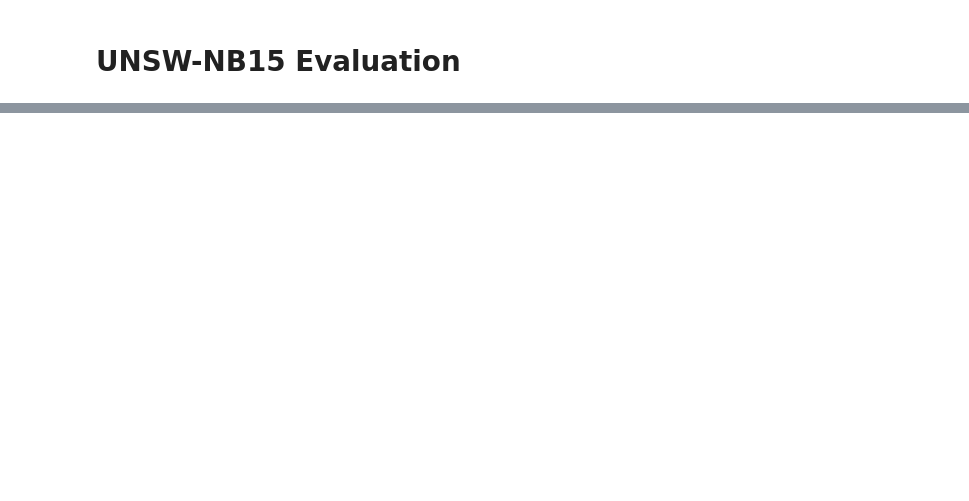
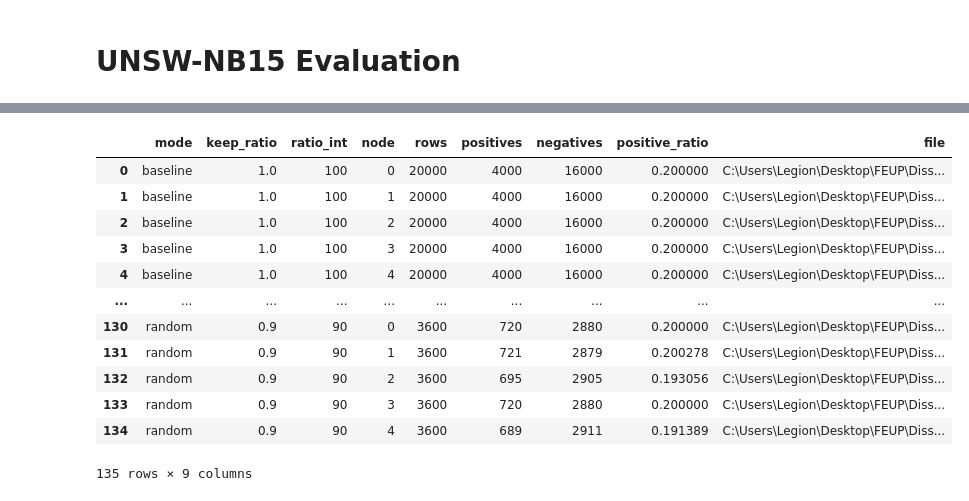
Before and after one commit to diogofpsantos23/padme, a Jupyter notebook: analysis/unsw_nb15_evaluation.ipynb, the cells around one changed output, grey strips where cells are left out. Cells and saved outputs as stored; diff of their text form; code cells hidden in the pictures; blank space fills up the shorter version.

```diff
--- a/analysis/unsw_nb15_evaluation.ipynb
+++ b/analysis/unsw_nb15_evaluation.ipynb
@@ -91,10 +83,10 @@ def load_node_dataset(mode: str, ratio: float | None, node_idx: int):
     p = node_file(mode, r_int, node_idx)
 
     df = load_csv_any(p)
-    if "label" not in df.columns:
-        raise ValueError(f"{p} não tem coluna 'label'.")
+    if LABEL_COL not in df.columns:
+        raise ValueError(f"{p} does not have column '{LABEL_COL}'.")
 
-    y = df["label"].astype(int).to_numpy()
+    y = df[LABEL_COL].astype(int).to_numpy()
     X = df.drop(columns=[c for c in DROP_COLS if c in df.columns], errors="ignore")
     X = X.reindex(columns=feature_cols, fill_value=0.0)
 
@@ -108,6 +100,55 @@ def pr_auc(model, Xtr, ytr, Xte, yte) -> float:
         s = model.decision_function(Xte)
         p = 1 / (1 + np.exp(-s))
     return float(average_precision_score(yte, p))
+# %%
+stats_rows = []
+
+for mode in ["baseline", "random", "padme"]:
+    if mode == "baseline":
+        ratios_to_check = [None]
+    else:
+        ratios_to_check = RATIOS
+
+    for r in ratios_to_check:
+        for i in range(NODES):
+            Xn, yn, pn = load_node_dataset(mode, r, i)
+
+            yn_series = pd.Series(yn)
+            pos = int((yn_series == 1).sum())
+            neg = int((yn_series == 0).sum())
+            total = int(len(yn_series))
+
+            stats_rows.append({
+                "mode": mode,
+                "keep_ratio": 1.0 if r is None else float(r),
+                "ratio_int": 100 if r is None else ratio_to_int(r),
+                "node": i,
+                "rows": total,
+                "positives": pos,
+                "negatives": neg,
+                "positive_ratio": (pos / total) if total > 0 else np.nan,
+                "file": str(pn)
+            })
+
+stats_df = pd.DataFrame(stats_rows).sort_values(
+    ["mode", "keep_ratio", "node"]
+).reset_index(drop=True)
+
+stats_df
+# %% [output]
+|  | mode | keep_ratio | ratio_int | node | rows | positives | negatives | positive_ratio | file |
+| 0 | baseline | 1.0 | 100 | 0 | 20000 | 4000 | 16000 | 0.200000 | C:\Users\Legion\Desktop\FEUP\Diss... |
+| 1 | baseline | 1.0 | 100 | 1 | 20000 | 4000 | 16000 | 0.200000 | C:\Users\Legion\Desktop\FEUP\Diss... |
+| 2 | baseline | 1.0 | 100 | 2 | 20000 | 4000 | 16000 | 0.200000 | C:\Users\Legion\Desktop\FEUP\Diss... |
+| 3 | baseline | 1.0 | 100 | 3 | 20000 | 4000 | 16000 | 0.200000 | C:\Users\Legion\Desktop\FEUP\Diss... |
+| 4 | baseline | 1.0 | 100 | 4 | 20000 | 4000 | 16000 | 0.200000 | C:\Users\Legion\Desktop\FEUP\Diss... |
+| ... | ... | ... | ... | ... | ... | ... | ... | ... | ... |
+| 130 | random | 0.9 | 90 | 0 | 3600 | 720 | 2880 | 0.200000 | C:\Users\Legion\Desktop\FEUP\Diss... |
+| 131 | random | 0.9 | 90 | 1 | 3600 | 721 | 2879 | 0.200278 | C:\Users\Legion\Desktop\FEUP\Diss... |
+| 132 | random | 0.9 | 90 | 2 | 3600 | 695 | 2905 | 0.193056 | C:\Users\Legion\Desktop\FEUP\Diss... |
+| 133 | random | 0.9 | 90 | 3 | 3600 | 720 | 2880 | 0.200000 | C:\Users\Legion\Desktop\FEUP\Diss... |
+| 134 | random | 0.9 | 90 | 4 | 3600 | 689 | 2911 | 0.191389 | C:\Users\Legion\Desktop\FEUP\Diss... |
+135 rows × 9 columns
 # %%
 models = {
     "LogReg": Pipeline([
```
Also changed, not shown: parts of 6 cells of this notebook, 9 other files.
